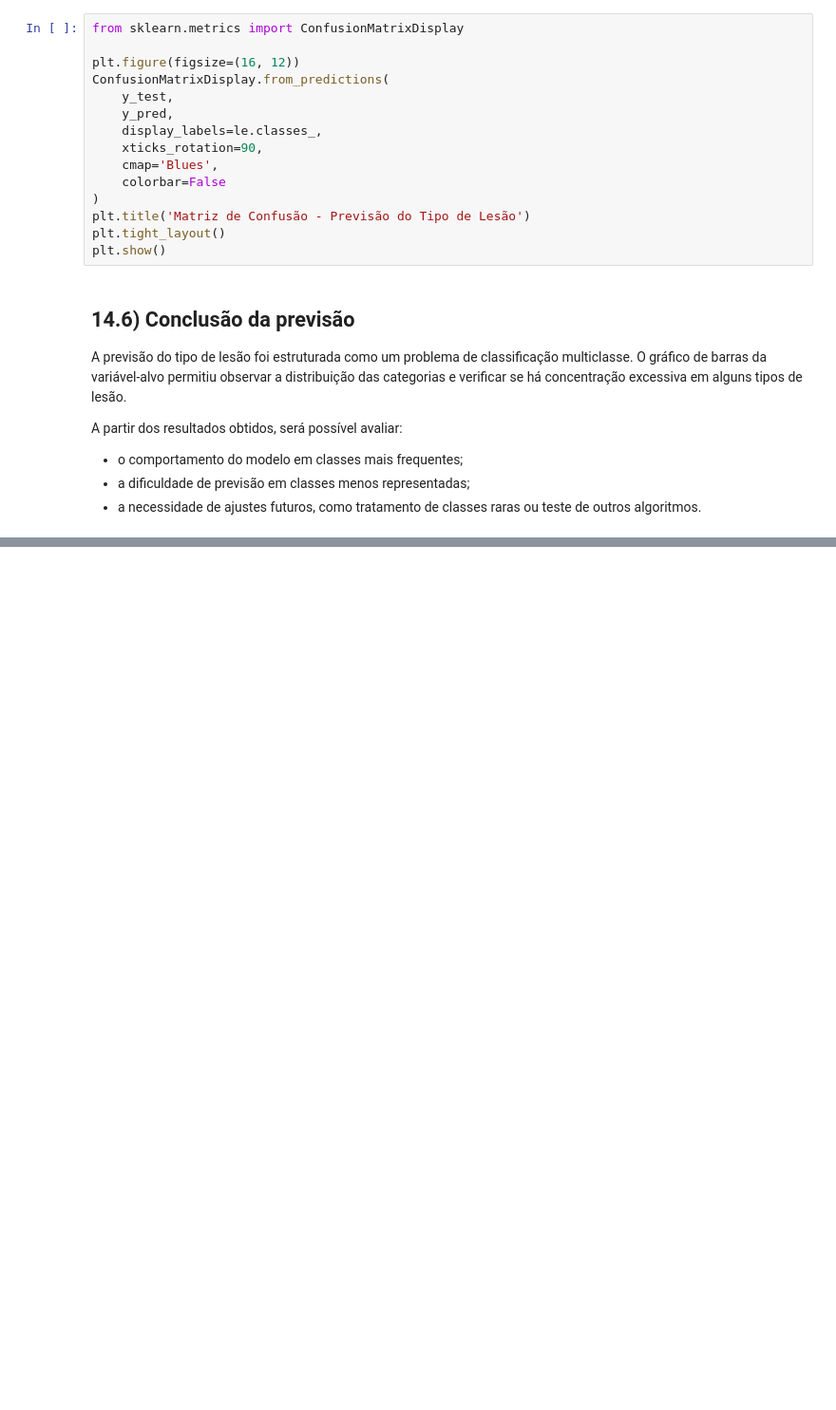
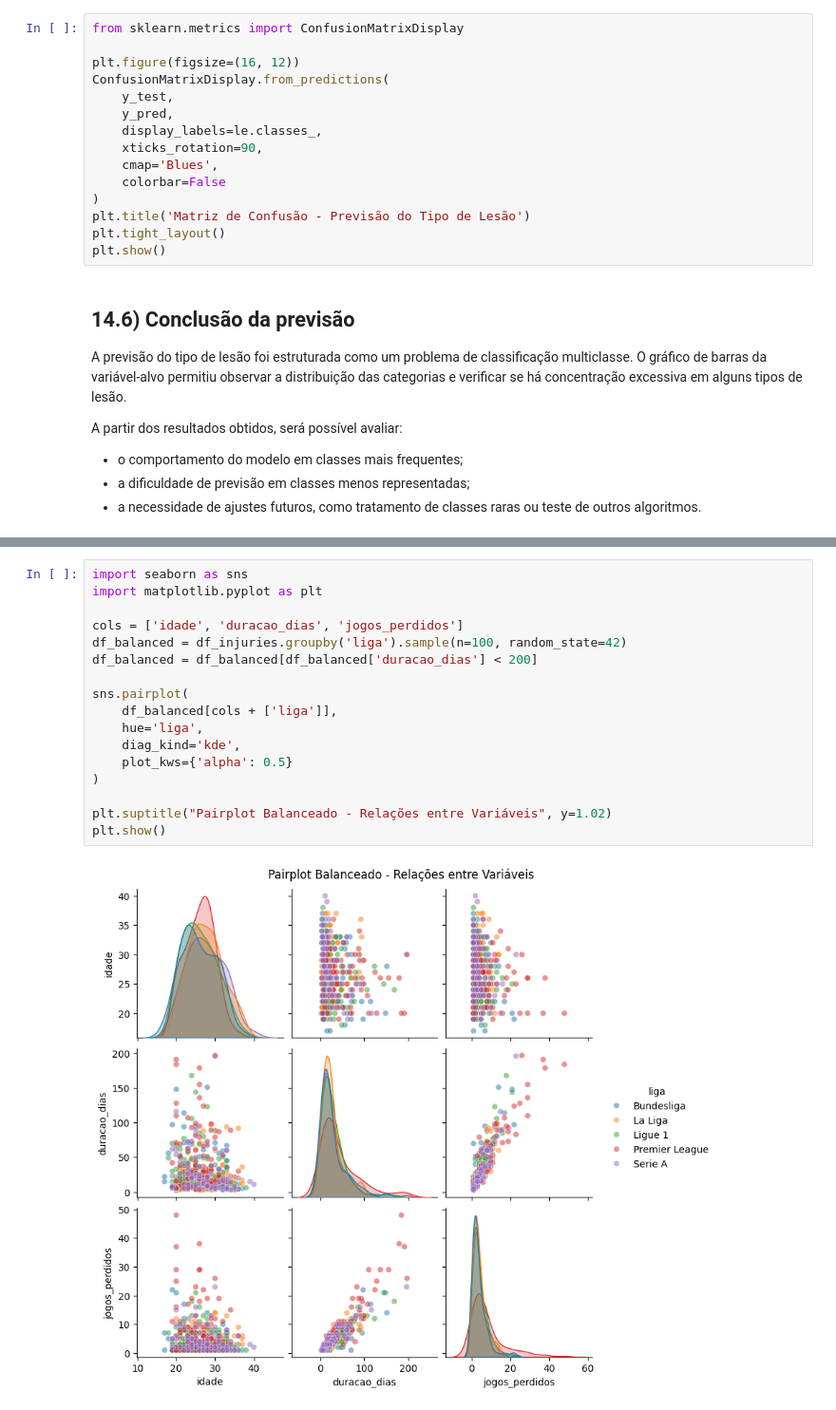
Before and after one commit to ICEI-PUC-Minas-PMV-SI/pmv-si-2026-1-pe7-t1-g3-analytics_lesao_futebol, a Jupyter notebook: src/notebooks/analise_exploratoria.ipynb, the cells around one changed output, grey strips where cells are left out. Shown at 95% size. Cells and saved outputs as stored; diff of their text form; blank space fills up the shorter version.

Commit message:
add analise pairplot

```diff
--- a/src/notebooks/analise_exploratoria.ipynb
+++ b/src/notebooks/analise_exploratoria.ipynb
@@ -772,0 +783,19 @@ A partir dos resultados obtidos, será possível avaliar:
+# %%
+import seaborn as sns
+import matplotlib.pyplot as plt
+
+cols = ['idade', 'duracao_dias', 'jogos_perdidos']
+df_balanced = df_injuries.groupby('liga').sample(n=100, random_state=42)
+df_balanced = df_balanced[df_balanced['duracao_dias'] < 200]
+
+sns.pairplot(
+    df_balanced[cols + ['liga']],
+    hue='liga',
+    diag_kind='kde',
+    plot_kws={'alpha': 0.5}
+)
+
+plt.suptitle("Pairplot Balanceado - Relações entre Variáveis", y=1.02)
+plt.show()
+# %% [output]
+[figure, added]
```
Also changed, not shown: parts of 8 cells of this notebook.
